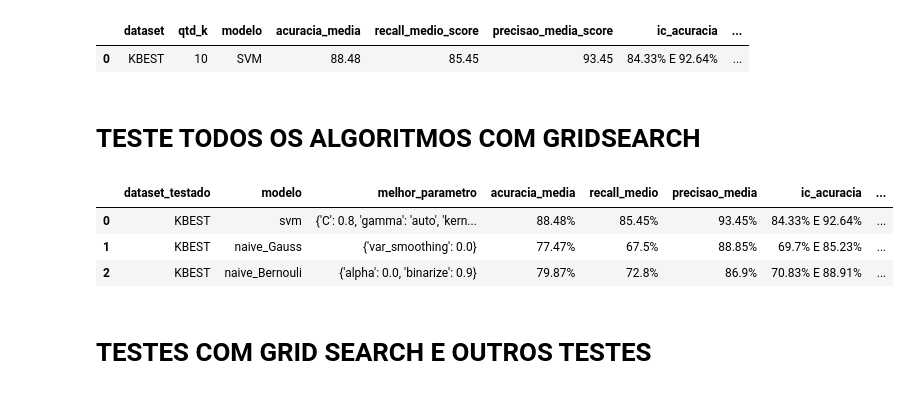
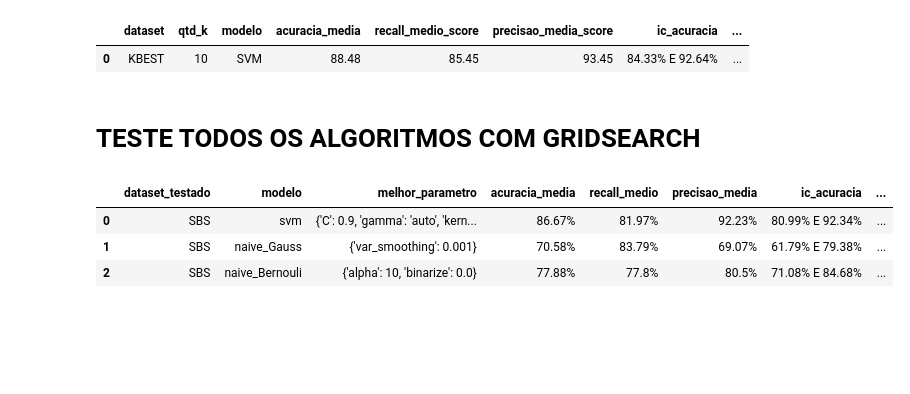
Before and after one commit to diegodedize/Rec_Padroes_PPGI_2020, a Jupyter notebook: NOTEBOOKS/DD_Rec_Padroes_imagens_coronarias.ipynb, the cells around one changed output. Cells and saved outputs as stored; diff of their text form; code cells hidden in the pictures; blank space fills up the shorter version.

Commit message:
Diego Testes outros selecionadores

```diff
--- a/NOTEBOOKS/DD_Rec_Padroes_imagens_coronarias.ipynb
+++ b/NOTEBOOKS/DD_Rec_Padroes_imagens_coronarias.ipynb
@@ -1253,23 +1238,23 @@ print(TP, TN,FP,FN)
 #dataset_testado = 'PCA'
 #df_nb = pd.read_csv("../RESULTADOS/df_pca_pc53_20200510.csv") #PCA
 
-dataset_testado = 'KBEST'
-df_nb = pd.read_csv("../RESULTADOS/df_kbest_fclassif_20200510.csv") #KBEST
+#dataset_testado = 'KBEST'
+#df_nb = pd.read_csv("../RESULTADOS/df_kbest_fclassif_20200510.csv") #KBEST
 
 #dataset_testado = 'RFE'
 #df_nb = pd.read_csv("../RESULTADOS/df_RFE_20200510.csv") #RFE
 
+#dataset_testado = 'KBEST_2'
+#df_nb = pd.read_csv("../RESULTADOS/df_kbest_mutual_info_classif_20200522.csv") #KBEST
 
-# Transformando para numpy
-#dfx1 = df_nb.drop('TARGET', axis=1)
-#XX = dfx1.to_numpy()
+#dataset_testado = 'RANDON_FOREST_IMPORTANTES'
+#df_nb = pd.read_csv("../RESULTADOS/df_randon_forest_importances_20200510.csv") #RANDON FOREST
 
-# Normalizando
-#scaler = StandardScaler().fit(XX)
-#XX = scaler.transform(XX)
+#dataset_testado = 'SFS'
+#df_nb = pd.read_csv("../RESULTADOS/df_SFS_20200510.csv") #SFS
 
-# Removendo a coluna TARGET
-#Y = df_nb.loc[:, 'TARGET']
+dataset_testado = 'SBS'
+df_nb = pd.read_csv("../RESULTADOS/df_SBS_20200510.csv") #SBS
 
 
 
@@ -1386,36 +1371,55 @@ for model_name,mp in parametros_mods.items():
 
     metricas.append({
             'dataset_testado':dataset_testado,
             'modelo': model_name,
             'acuracia_media':f'{round(float(classificador.best_score_)*100,2)}%',
             'melhor_parametro':classificador.best_params_,
             'TP':TP,
             'TN':TN,
             'FP':FP,
             'FN':FN,
             'RECALL_CALCULADO':RECALL,
             'recall_medio':f'{round(float(mean_test_recall_score)*100,2)}%',
             'PRECISAO_CALCULADA':PRECISAO,
             'precisao_media':f'{round(float(mean_test_precision_score)*100,2)}%',
             'ic_acuracia': f'{round(float(IC_ACC[0])*100,2)}% E {round(float(IC_ACC[1])*100,2)}%',
             'ic_recall': f'{round(float(IC_REC[0])*100,2)}% E {round(float(IC_REC[1])*100,2)}%',
             'ic_presicao': f'{round(float(IC_PRES[0])*100,2)}% E {round(float(IC_PRES[1])*100,2)}%'
     })
 
 
 
 
 
 df_metricas_total = pd.DataFrame(metricas,columns=['dataset_testado','modelo','melhor_parametro','acuracia_media'
                                                         #,'TP','TN','FP','FN','RECALL_CALCULADO','PRECISAO_CALCULADA'
                                                         ,'recall_medio','precisao_media'
                                                         ,'ic_acuracia','ic_recall','ic_presicao'])
+
+#EXIBE GRÁFICOS
+# arquivo = dataset_testado
+# modelo='SVM'
+# val_param = {'C': 0.8, 'gamma': 'auto', 'kernel': 'linear'}
+# Aplica_modelo(arquivo,k_qtd,val_param,modelo)
+
+
+# arquivo = dataset_testado
+# modelo='Gaussian'
+# val_param = {'var_smoothing': 0.0}
+# Aplica_modelo(arquivo,k_qtd,val_param,modelo)
+
+# arquivo = dataset_testado
+# modelo='Bernourlli'
+# val_param = {'alpha': 0.0, 'binarize': 0.9}
+# Aplica_modelo(arquivo,k_qtd,val_param,modelo)
+
+
 df_metricas_total
 # %% [output]
 |  | dataset_testado | modelo | melhor_parametro | acuracia_media | recall_medio | precisao_media | ic_acuracia | ... |
-| 0 | KBEST | svm | {'C': 0.8, 'gamma': 'auto', 'kern... | 88.48% | 85.45% | 93.45% | 84.33% E 92.64% | ... |
-| 1 | KBEST | naive_Gauss | {'var_smoothing': 0.0} | 77.47% | 67.5% | 88.85% | 69.7% E 85.23% | ... |
-| 2 | KBEST | naive_Bernouli | {'alpha': 0.0, 'binarize': 0.9} | 79.87% | 72.8% | 86.9% | 70.83% E 88.91% | ... |
+| 0 | SBS | svm | {'C': 0.9, 'gamma': 'auto', 'kern... | 86.67% | 81.97% | 92.23% | 80.99% E 92.34% | ... |
+| 1 | SBS | naive_Gauss | {'var_smoothing': 0.001} | 70.58% | 83.79% | 69.07% | 61.79% E 79.38% | ... |
+| 2 | SBS | naive_Bernouli | {'alpha': 10, 'binarize': 0.0} | 77.88% | 77.8% | 80.5% | 71.08% E 84.68% | ... |
 # %%
 matriz_confusao
 # %%
@@ -1435,5 +1439,3 @@ melhor_resultado
 #mean_test_recall_score
 # %%
 round(float(melhor_resultado['mean_test_precision_score'])*100,2)
-# %% [markdown]
-# TESTES COM GRID SEARCH E OUTROS TESTES
```
Also changed, not shown: parts of 19 cells of this notebook, 1 other file.
